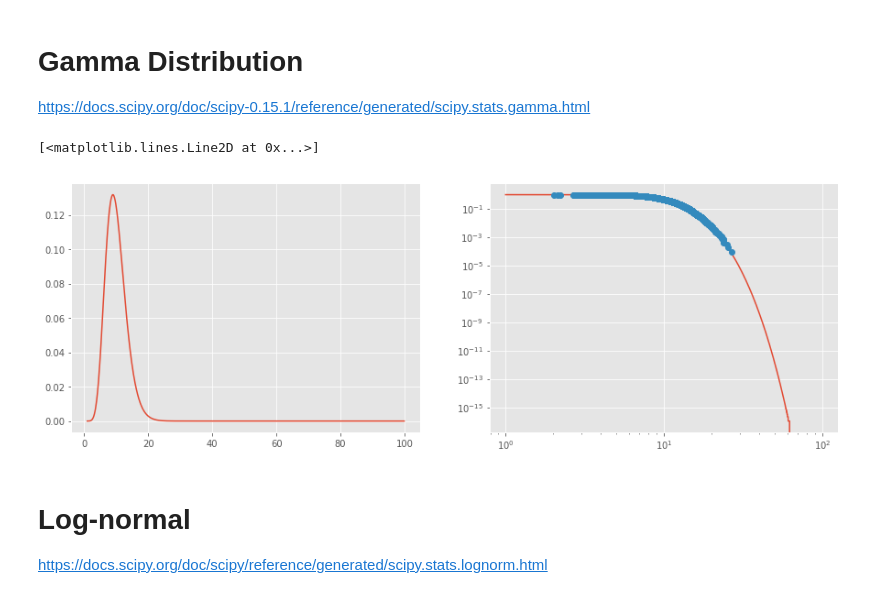
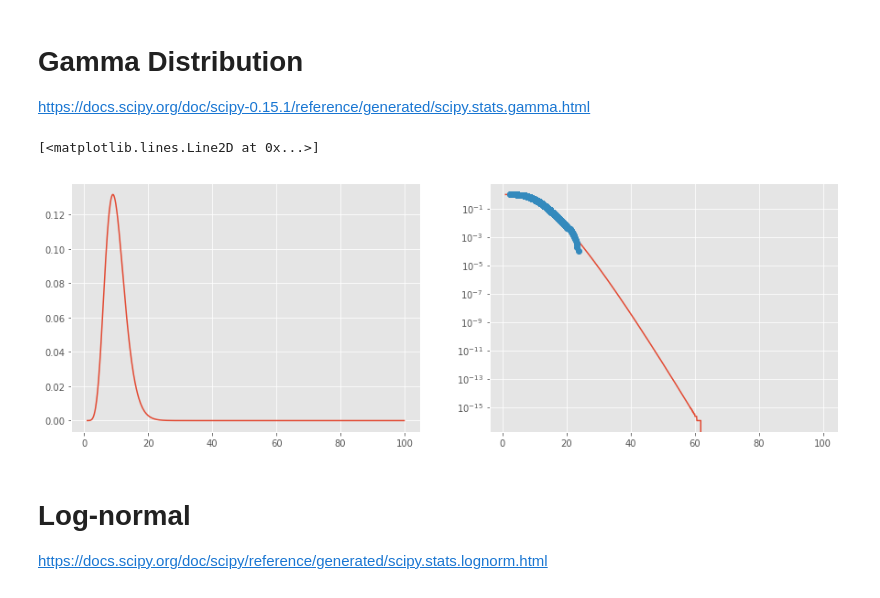
Before and after one commit to sgrosskinsky/IM903, a Jupyter notebook: Tail_distributions.ipynb, the cells around one changed output. Drawn from its saved outputs; the diff is of its cells as text; code cells hidden in the pictures.

```diff
--- a/Tail_distributions.ipynb
+++ b/Tail_distributions.ipynb
@@ -107,14 +107,14 @@ x_gamma_ecdf,y_gamma_ecdf=tail(gamma_randoms)
 # %%
 plt.figure(figsize=(15,5))
 plt.subplot(121)
 plt.plot(x_range,gamma_pdf)
 
 plt.subplot(122)
-plt.loglog(x_range,gamma_tail)
-plt.loglog(x_gamma_ecdf,y_gamma_ecdf,'o')
+plt.semilogy(x_range,gamma_tail)
+plt.semilogy(x_gamma_ecdf,y_gamma_ecdf,'o')
 # %% [output]
 [<matplotlib.lines.Line2D at 0x...>]
-[figure, old version]
+[figure, new version]
 # %% [markdown]
 # Log-normal
 
```
Also changed, not shown: parts of 3 cells of this notebook.
